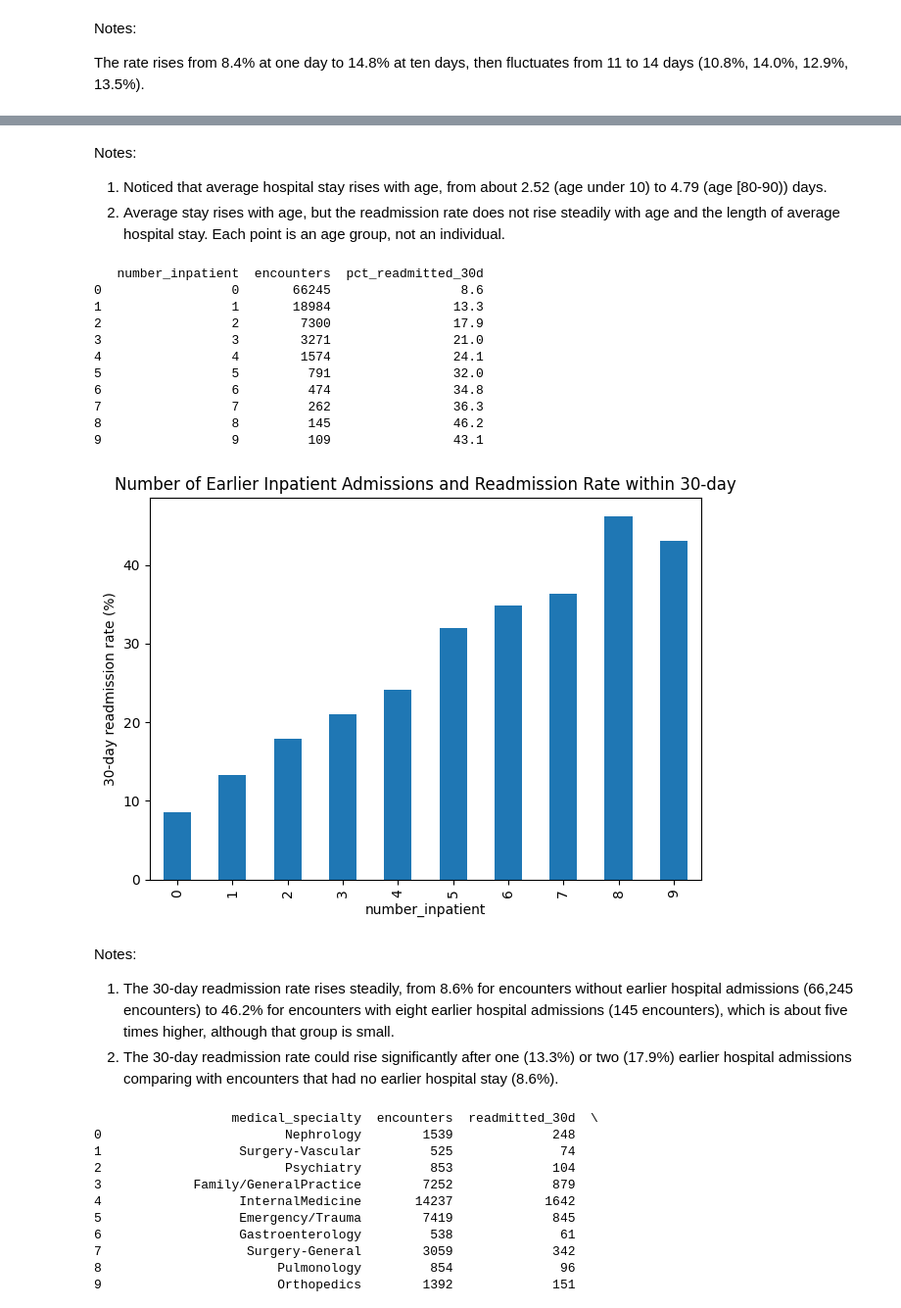
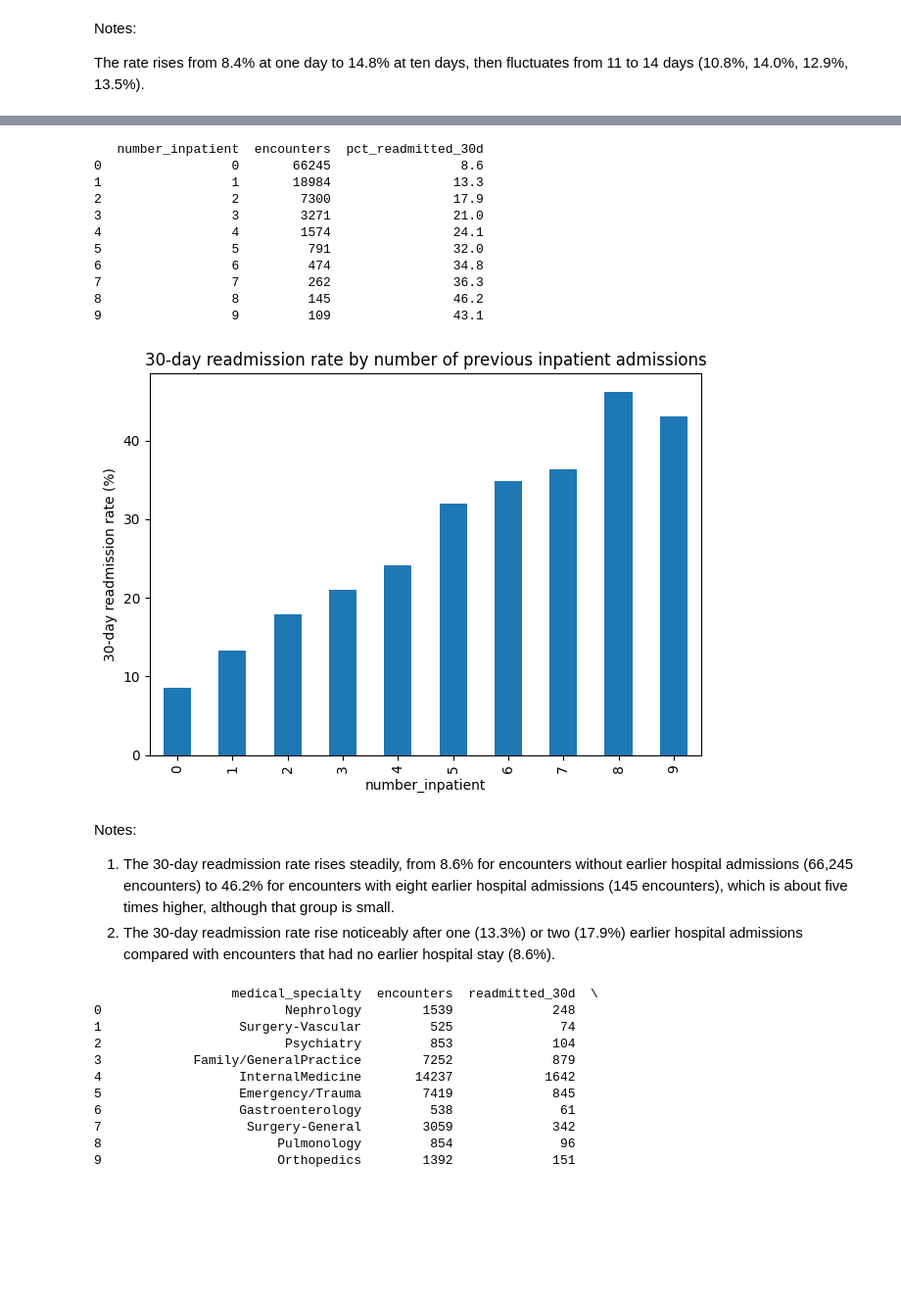
Before and after one commit to JasonLou622/Hospital-readmissions-analysis, a Jupyter notebook: diabetes_readmission_analysis.ipynb, the cells around one changed output, grey strips where cells are left out. Shown at 98% size. Drawn from its saved outputs; the diff is of its cells as text; code cells hidden in the pictures; blank space fills up the shorter version.

Commit message:
Fixed some typo in README.md and diabetes_readmission_analysis.ipynb files.

```diff
--- a/diabetes_readmission_analysis.ipynb
+++ b/diabetes_readmission_analysis.ipynb
@@ -420,44 +441,40 @@ plt.show()
-# %% [markdown]
-Notes:
-1. Noticed that average hospital stay rises with age, from about 2.52 (age under 10) to 4.79 (age [80-90)) days.
-2. Average stay rises with age, but the readmission rate does not rise steadily with age and the length of average hospital stay. Each point is an age group, not an individual.
 # %%
-# Analysis 6: Examines if the number of earlier inpatient admissions (number_inpatient) relates to readmission.
+# Analysis 7: Examines if the number of earlier inpatient admissions (number_inpatient) relates to readmission.
 query = '''
 SELECT
     number_inpatient,
     COUNT(*) AS encounters,
     ROUND(100.0 * SUM(1) FILTER (WHERE readmitted = '<30') / COUNT(*), 1) AS pct_readmitted_30d
 FROM diabetes_data_cleaned
 GROUP BY number_inpatient
 HAVING COUNT(*) >= 100
 ORDER BY number_inpatient;
 '''
 
 result = pd.read_sql(query, conn)
 print(result)
 
 result.plot(x="number_inpatient", y="pct_readmitted_30d", kind="bar", legend=False)
 plt.ylabel("30-day readmission rate (%)")
-plt.title("Number of Earlier Inpatient Admissions and Readmission Rate within 30-day")
+plt.title("30-day readmission rate by number of previous inpatient admissions")
 plt.tight_layout()
 plt.show()
 # %% [output]
    number_inpatient  encounters  pct_readmitted_30d
 0                 0       66245                 8.6
 1                 1       18984                13.3
 2                 2        7300                17.9
 3                 3        3271                21.0
 4                 4        1574                24.1
 5                 5         791                32.0
 6                 6         474                34.8
 7                 7         262                36.3
 8                 8         145                46.2
 9                 9         109                43.1
-[figure, old version]
+[figure, new version]
 # %% [markdown]
 Notes:
 
 1. The 30-day readmission rate rises steadily, from 8.6% for encounters without earlier hospital admissions (66,245 encounters) to 46.2% for encounters with eight earlier hospital admissions (145 encounters), which is about five times higher, although that group is small.
-2. The 30-day readmission rate could rise significantly after one (13.3%) or two (17.9%) earlier hospital admissions comparing with encounters that had no earlier hospital stay (8.6%).
+2. The 30-day readmission rate rise noticeably after one (13.3%) or two (17.9%) earlier hospital admissions compared with encounters that had no earlier hospital stay (8.6%).
 # %%
```
Also changed, not shown: parts of 24 cells of this notebook, 1 other file.
